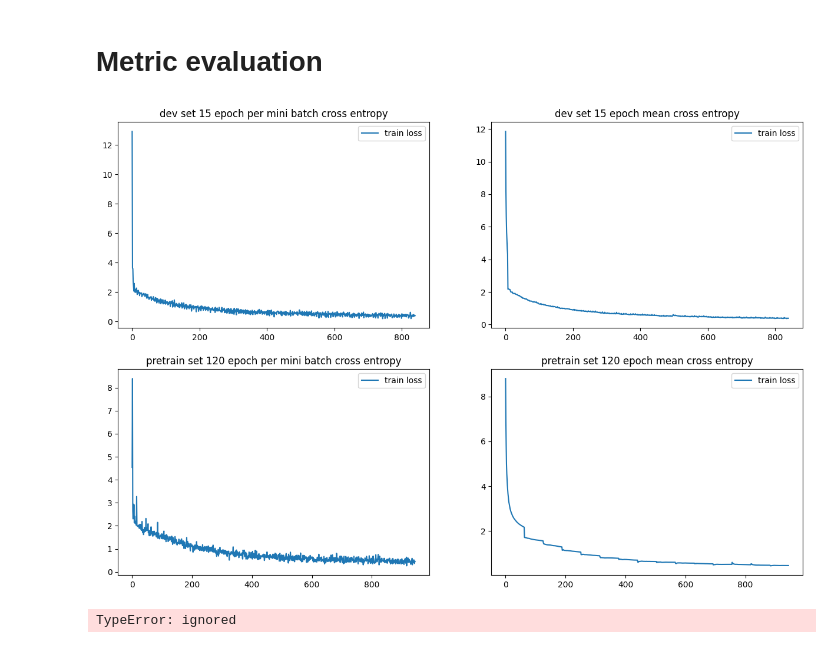
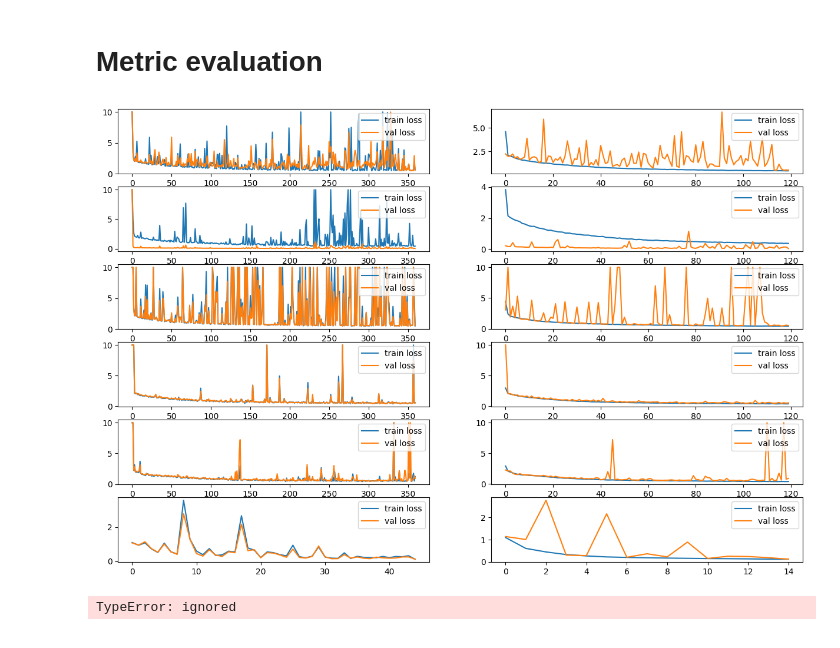
Before and after one commit to xu-shitong/Contrastive-Medical-Image-Classification, a Jupyter notebook: supervised/supervised.ipynb, the cells around one changed output. Saved outputs shown, nothing was run; the diff lists cells and outputs as text; code cells hidden in the pictures.

```diff
--- a/supervised/supervised.ipynb
+++ b/supervised/supervised.ipynb
@@ -105,6 +105,9 @@ SHUFFLED_SET = False
 OPTIMISER = "Adam"
 # OPTIMISER = "AdamW"
 LEARNING_RATE = 0.03
+END_LR = 0.03
+LR_SCHEDULER = "linear"
+# LR_SCHEDULER = "cos"
 MOMENTUM = 0.9 # momentum of SGD
 WEIGHT_DECAY = 1e-4 # weight decay for SGD
 ON_PRETRAINED = False # if trained on pre-training set or on validation set
@@ -114,7 +117,7 @@ else:
   PRINT_FREQ = 20
 COLOUR_AUG = True
 
-trial_name = f"epoch{EPOCH_NUM}_shuffled{SHUFFLED_SET}_batch{BATCH_SIZE}_lr{LEARNING_RATE}_momentum{MOMENTUM}_wd{WEIGHT_DECAY}_on-pretrain{ON_PRETRAINED}_aug-colour{COLOUR_AUG}_optimizer{OPTIMISER}"
+trial_name = f"epoch{EPOCH_NUM}_shuffled{SHUFFLED_SET}_batch{BATCH_SIZE}_lr{LEARNING_RATE}-{END_LR}_{LR_SCHEDULER}-decay_momentum{MOMENTUM}_wd{WEIGHT_DECAY}_on-pretrain{ON_PRETRAINED}_aug-colour{COLOUR_AUG}_optimizer{OPTIMISER}"
 
 print("trial name: " + trial_name)
 # %% [output]
@@ -238,7 +241,14 @@ elif OPTIMISER == "Adam":
 elif OPTIMISER == "AdamW":
     optimizer = torch.optim.AdamW(model.parameters(), LEARNING_RATE)
 else:
-   raise NotImplementedError("optimiser: " + OPTIMISER)
+    raise NotImplementedError("optimiser: " + OPTIMISER)
+
+if LR_SCHEDULER == "linear":
+    lr_scheduler = torch.optim.lr_scheduler.LinearLR(optimizer, start_factor=1.0, end_factor=END_LR / LEARNING_RATE, total_iters=EPOCH_NUM)
+elif LR_SCHEDULER == "cos":
+    lr_scheduler = torch.optim.lr_scheduler.CosineAnnealingLR(optimizer, T_max=EPOCH_NUM // 3, eta_min=END_LR)
+else:
+    raise NotImplementedError("lr scheduler" + LR_SCHEDULER)
 
 def train_func(img, label, train=True, return_y=False):
   # train/evaluate on given data for one mini batch
@@ -290,7 +300,8 @@ for epoch in range(EPOCH_NUM):
             l = train_func(img, label, False)
             acc_val_l += l.item()
 
-        summary.write(f"Epoch {epoch}[{i}]: loss: {l.item()}({acc_l / (i + 1)}), val loss: {acc_val_l / len(val_loader)}\n")
+        summary.write(f"Epoch {epoch}[{i}]: loss: {l.item()}({acc_l / (i + 1)}), val loss: {acc_val_l / len(val_loader)} lr {lr_scheduler.get_last_lr()}\n")
+    lr_scheduler.step()
 # %%
 torch.save(model, f"{slurm_id}_{trial_name}.pickle")
 mem_report()
@@ -328,41 +339,56 @@ def extract_float(file_name, start="Epoch"):
     try:
       float(word)
       return True
     except ValueError:
       return False
   file = open(file_name)
   l = [[float(word) for word in re.split("\n|,| |\t|\(|\)|\[|\]", line) if isfloat(word)] for line in file if line.startswith(start)]
   return torch.tensor(l)
 
-# general propose plot
+# # general propose plot
+# file_names = [
+#   "./71634_epoch15_batch128_lr0.03_momentum0.9_wd0.0001_on-pretrainTrue.txt",
+#   "./72007_epoch15_batch128_lr0.03_momentum0.9_wd0.0001_on-pretrainTrue_aug-colourTrue.txt",
+#   "./72332_epoch15_batch128_lr0.01_momentum0.9_wd0.0001_on-pretrainTrue_aug-colourTrue_optimizerAdam.txt",
+#   "./72333_epoch15_batch128_lr0.01_momentum0.9_wd0.0001_on-pretrainTrue_aug-colourTrue_optimizerAdam.txt"
+# ]
 file_names = [
-  "./71067_epoch120_batch128_lr0.03_momentum0.9_wd0.0001_on-pretrainFalse.txt",
-  "./71019_epoch15_batch128_lr0.03_momentum0.9_wd0.0001_on-pretrainTrue.txt",
+  "./71635_epoch120_batch128_lr0.03_momentum0.9_wd0.0001_on-pretrainFalse.txt",
+  "./71960_epoch120_batch128_lr0.03_momentum0.9_wd0.0001_on-pretrainFalse_aug-colourTrue.txt",
+  "./72006_epoch120_batch128_lr0.03_momentum0.9_wd0.0001_on-pretrainFalse_aug-colourTrue.txt",
+  "./72159_epoch120_batch128_lr0.01_momentum0.9_wd0.0001_on-pretrainFalse_aug-colourTrue_optimizerAdam.txt",
+  "./72160_epoch120_batch128_lr0.01_momentum0.9_wd0.0001_on-pretrainFalse_aug-colourTrue_optimizerAdam.txt",
+  "./73003_epoch15_batch128_lr0.01_momentum0.9_wd0.0001_on-pretrainTrue_aug-colourFalse_optimizerAdam.txt"
 ]
 fig, axarr = plt.subplots(len(file_names), 2, figsize=(15, 10))
-names = ["dev set 15 epoch", "pretrain set 120 epoch", ] # titles for each row of image, substitute of file name
+# names = ["dev set 15 epoch", "pretrain set 120 epoch", ] # titles for each row of image, substitute of file name
 for i, file_name in enumerate(file_names):
   losses = extract_float(file_name) # shape [iteration_number * print num per iteration, 8], only loss at index [5, 7] are useful for plot
+  losses = losses.clip(0, 10)
+
   train_index = {} # additional plot other than losses
   val_index = {}
+  mean_index = [i * 3 + 2 for i in range(losses.shape[0] // 3)]
 
   for j, idx in enumerate(train_index):
     axarr[i, j+1].plot(losses[:, idx])
 
   for j, idx in enumerate(val_index):
     axarr[i, j+1].plot(losses[:, idx])
     axarr[i, j+1].set_title(train_index[idx])
 
   axarr[i, 0].plot(losses[:, 2], label="train loss")
-  axarr[i, 0].set_title(names[i] + " per mini batch cross entropy")
+  axarr[i, 0].plot(losses[:, 4], label="val loss")
+  # axarr[i, 0].set_title(names[i] + " per mini batch cross entropy")
   axarr[i, 0].legend(loc="upper right")
 
 
-  axarr[i, -1].plot(losses[:, 3], label="train loss")
-  axarr[i, -1].set_title(names[i] + " mean cross entropy")
+  axarr[i, -1].plot(losses[mean_index, 3], label="train loss")
+  axarr[i, -1].plot(losses[mean_index, 4], label="val loss")
+  # axarr[i, -1].set_title(names[i] + " mean cross entropy")
   axarr[i, -1].legend(loc="upper right")
 # %% [output]
-[figure, old version]
+[figure, new version]
 # %%
 # t sne visualization
 class Identity(torch.nn.Module):
```
Also changed, not shown: parts of 1 cell of this notebook, 6 other files.
